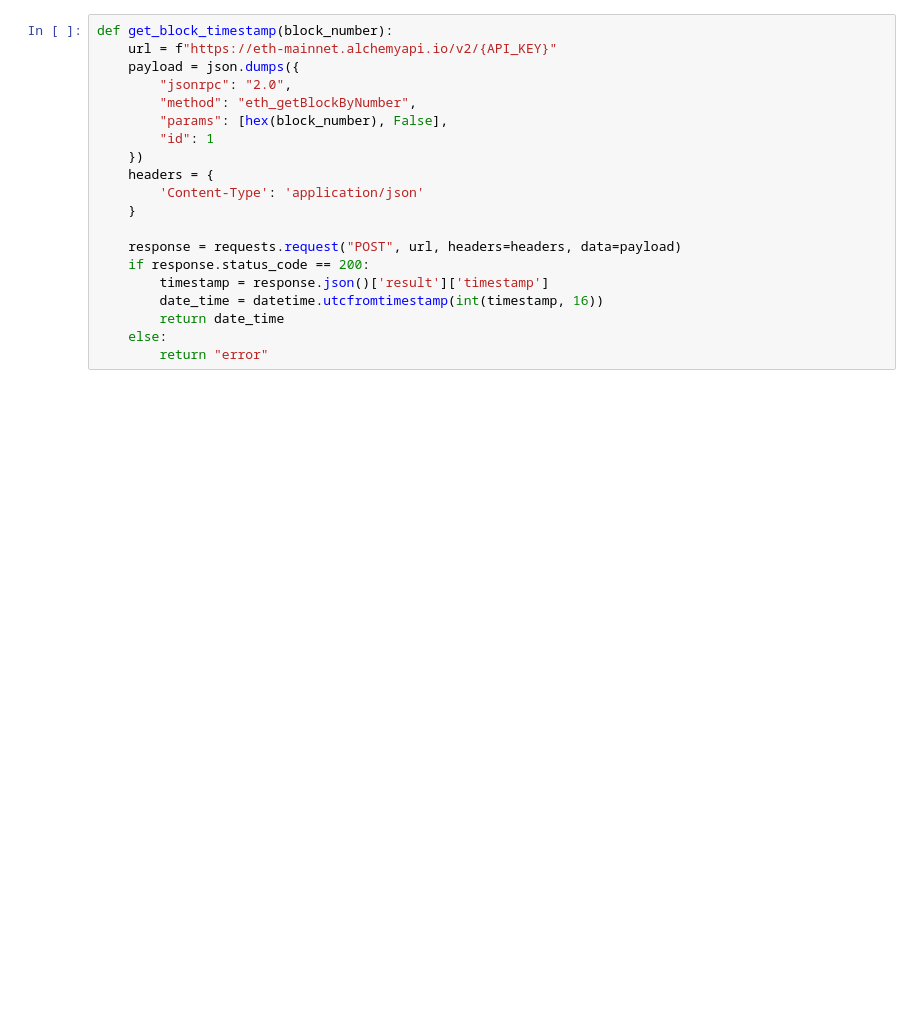
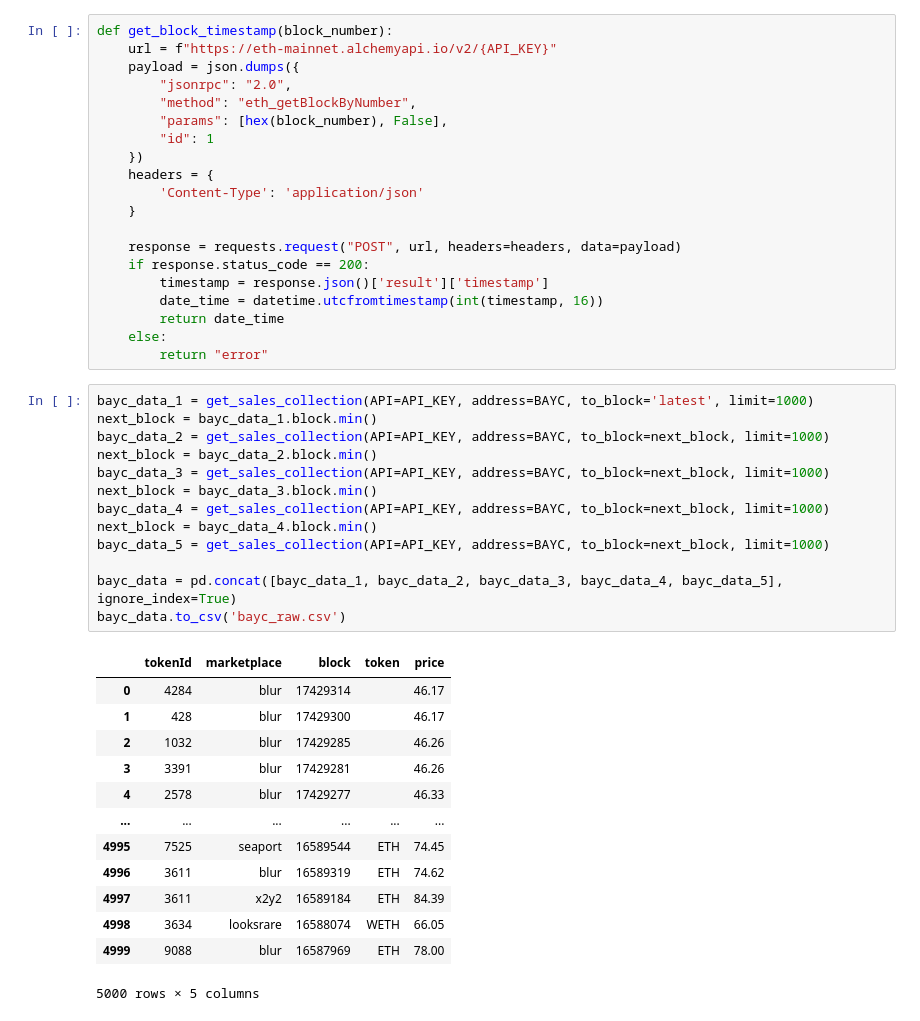
Before and after one commit to suanow/NFT-ML-term-paper, a Jupyter notebook: models/sand_new.ipynb, the cells around one changed output. Cells and saved outputs as stored; diff of their text form; blank space fills up the shorter version.

```diff
--- a/models/sand_new.ipynb
+++ b/models/sand_new.ipynb
@@ -108,3 +110,30 @@ def get_block_timestamp(block_number):
         return date_time
     else:
         return "error"
+# %%
+bayc_data_1 = get_sales_collection(API=API_KEY, address=BAYC, to_block='latest', limit=1000)
+next_block = bayc_data_1.block.min()
+bayc_data_2 = get_sales_collection(API=API_KEY, address=BAYC, to_block=next_block, limit=1000)
+next_block = bayc_data_2.block.min()
+bayc_data_3 = get_sales_collection(API=API_KEY, address=BAYC, to_block=next_block, limit=1000)
+next_block = bayc_data_3.block.min()
+bayc_data_4 = get_sales_collection(API=API_KEY, address=BAYC, to_block=next_block, limit=1000)
+next_block = bayc_data_4.block.min()
+bayc_data_5 = get_sales_collection(API=API_KEY, address=BAYC, to_block=next_block, limit=1000)
+
+bayc_data = pd.concat([bayc_data_1, bayc_data_2, bayc_data_3, bayc_data_4, bayc_data_5], ignore_index=True)
+bayc_data.to_csv('bayc_raw.csv')
+# %% [output]
+|  | tokenId | marketplace | block | token | price |
+| 0 | 4284 | blur | 17429314 |  | 46.17 |
+| 1 | 428 | blur | 17429300 |  | 46.17 |
+| 2 | 1032 | blur | 17429285 |  | 46.26 |
+| 3 | 3391 | blur | 17429281 |  | 46.26 |
+| 4 | 2578 | blur | 17429277 |  | 46.33 |
+| ... | ... | ... | ... | ... | ... |
+| 4995 | 7525 | seaport | 16589544 | ETH | 74.45 |
+| 4996 | 3611 | blur | 16589319 | ETH | 74.62 |
+| 4997 | 3611 | x2y2 | 16589184 | ETH | 84.39 |
+| 4998 | 3634 | looksrare | 16588074 | WETH | 66.05 |
+| 4999 | 9088 | blur | 16587969 | ETH | 78.00 |
+5000 rows × 5 columns
```
Also changed, not shown: parts of 17 cells of this notebook, 4 other files.
